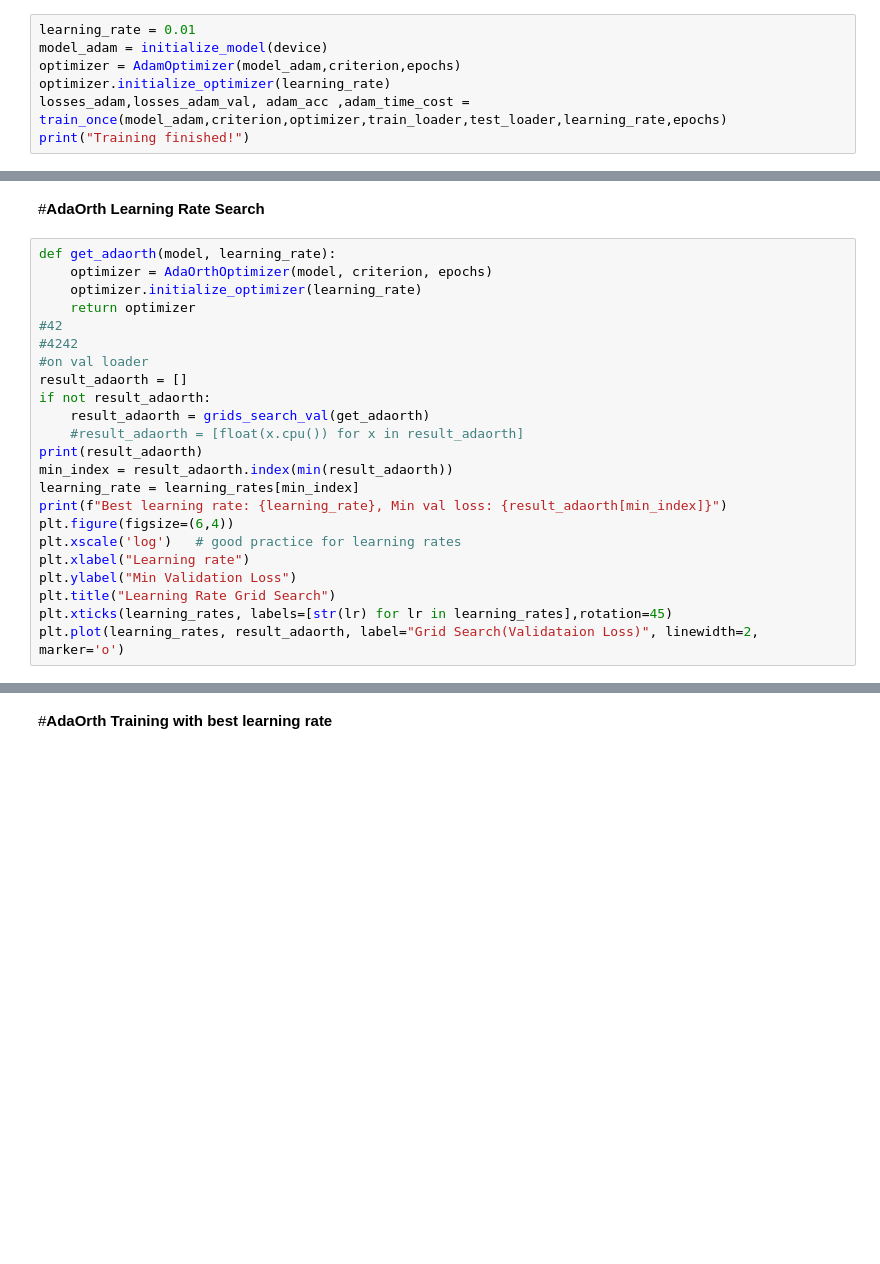
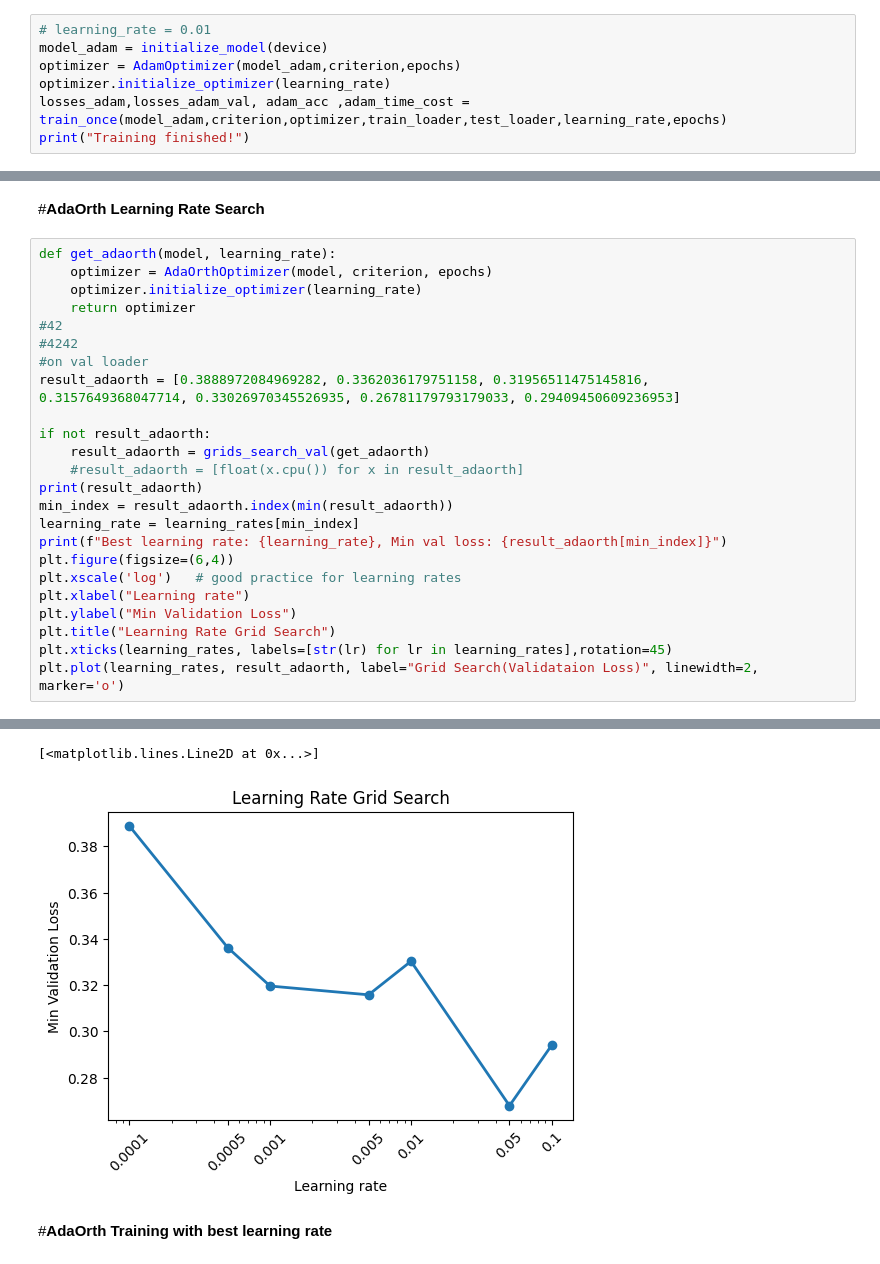
Before and after one commit to RayCyder/Intro, a Jupyter notebook: ResNet_Implementation_on_CIFAR10_2.ipynb, the cells around one changed output, grey strips where cells are left out. Drawn from its saved outputs; the diff is of its cells as text; blank space fills up the shorter version.

```diff
--- a/ResNet_Implementation_on_CIFAR10_2.ipynb
+++ b/ResNet_Implementation_on_CIFAR10_2.ipynb
@@ -1024,7 +1144,7 @@ plt.plot(learning_rates, result_adam, label="Grid Search(Validataion Loss)", lin
 # %% [markdown]
 #**Adam Training with best learning rate**
 # %%
-learning_rate = 0.01
+# learning_rate = 0.01
 model_adam = initialize_model(device)
 optimizer = AdamOptimizer(model_adam,criterion,epochs)
 optimizer.initialize_optimizer(learning_rate)
@@ -1071,7 +1209,9 @@ def get_adaorth(model, learning_rate):
 #42
 #4242
 #on val loader
-result_adaorth = []
+result_adaorth = [0.3888972084969282, 0.3362036179751158, 0.31956511475145816,
+0.3157649368047714, 0.33026970345526935, 0.26781179793179033, 0.29409450609236953]
+
 if not result_adaorth:
     result_adaorth = grids_search_val(get_adaorth)
     #result_adaorth = [float(x.cpu()) for x in result_adaorth]
@@ -1086,3 +1226,4 @@ plt.ylabel("Min Validation Loss")
 plt.title("Learning Rate Grid Search")
 plt.xticks(learning_rates, labels=[str(lr) for lr in learning_rates],rotation=45)
 plt.plot(learning_rates, result_adaorth, label="Grid Search(Validataion Loss)", linewidth=2, marker='o')
+# %% [output]
@@ -1089,3 +1247,5 @@ plt.plot(learning_rates, result_adaorth, label="Grid Search(Validataion Loss)",
+[<matplotlib.lines.Line2D at 0x...>]
+[figure, added]
 # %% [markdown]
 #**AdaOrth Training with best learning rate**
 # %%
```
Also changed, not shown: parts of 23 cells of this notebook.
